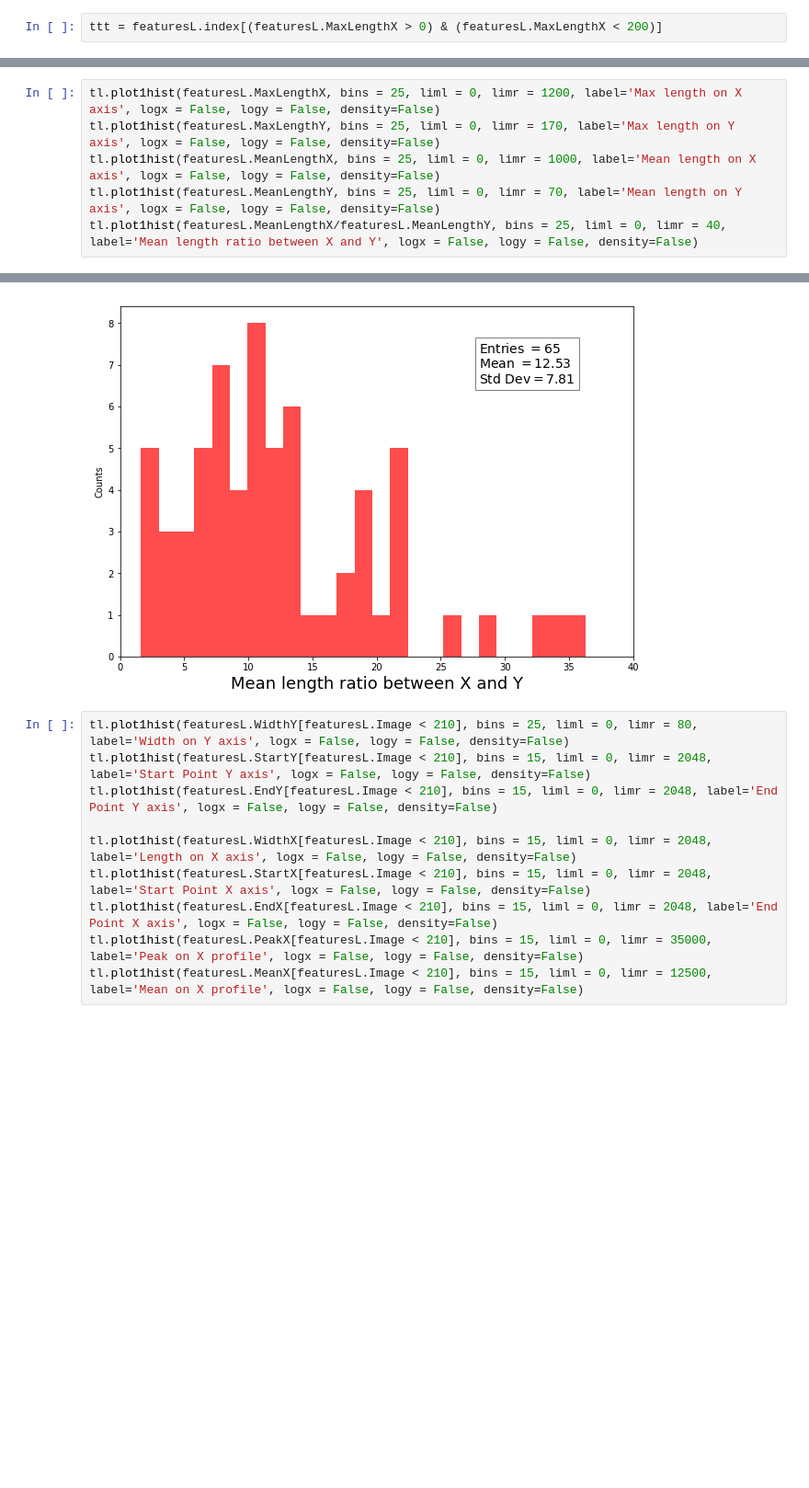
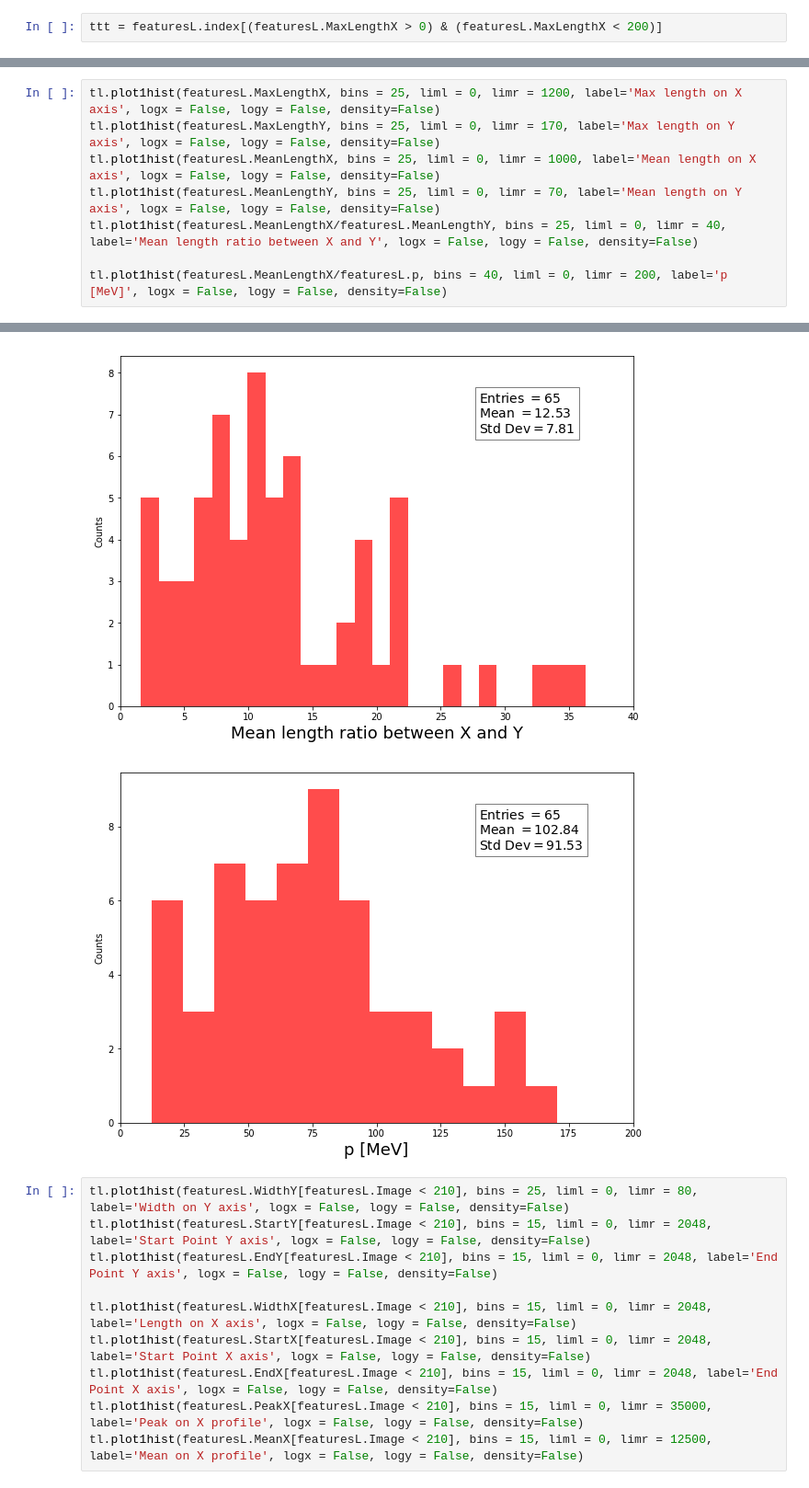
Before and after one commit to igorabritta/cygno, a Jupyter notebook: CreateVariables.ipynb, the cells around one changed output, grey strips where cells are left out. Shown at 92% size. Drawn from its saved outputs; the diff is of its cells as text; blank space fills up the shorter version.

```diff
--- a/CreateVariables.ipynb
+++ b/CreateVariables.ipynb
@@ -273,15 +322,18 @@ featuresL[featuresL.Image < 210].head(n=10)
 # %%
 tl.plot1hist(featuresL.MaxLengthX, bins = 25, liml = 0, limr = 1200, label='Max length on X axis', logx = False, logy = False, density=False)
 tl.plot1hist(featuresL.MaxLengthY, bins = 25, liml = 0, limr = 170, label='Max length on Y axis', logx = False, logy = False, density=False)
 tl.plot1hist(featuresL.MeanLengthX, bins = 25, liml = 0, limr = 1000, label='Mean length on X axis', logx = False, logy = False, density=False)
 tl.plot1hist(featuresL.MeanLengthY, bins = 25, liml = 0, limr = 70, label='Mean length on Y axis', logx = False, logy = False, density=False)
 tl.plot1hist(featuresL.MeanLengthX/featuresL.MeanLengthY, bins = 25, liml = 0, limr = 40, label='Mean length ratio between X and Y', logx = False, logy = False, density=False)
+
+tl.plot1hist(featuresL.MeanLengthX/featuresL.p, bins = 40, liml = 0, limr = 200, label='p [MeV]', logx = False, logy = False, density=False)
 # %% [output]
 [figure]
 [figure]
 [figure]
 [figure]
 [figure]
+[figure, added]
 # %%
 tl.plot1hist(featuresL.WidthY[featuresL.Image < 210], bins = 25, liml = 0, limr = 80, label='Width on Y axis', logx = False, logy = False, density=False)
 tl.plot1hist(featuresL.StartY[featuresL.Image < 210], bins = 15, liml = 0, limr = 2048, label='Start Point Y axis', logx = False, logy = False, density=False)
```
Also changed, not shown: parts of 15 cells of this notebook, 2 other files.
